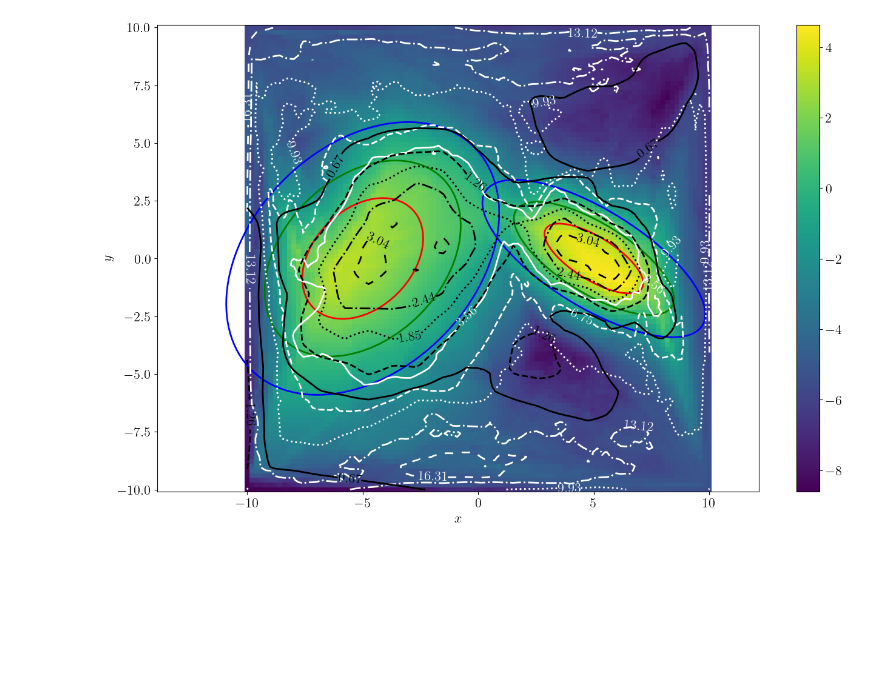
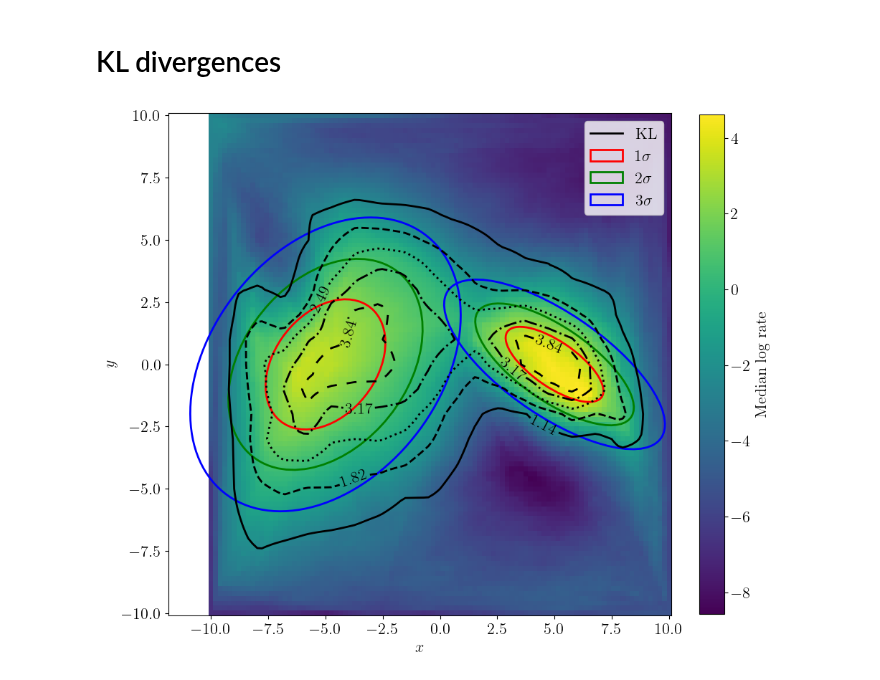
Before and after one commit to TristanBruel/Delaunay_for_GWs, a Jupyter notebook: bimodal_gaussian/postprocess_runs_2d.ipynb, the cells around one changed output. Saved outputs shown, nothing was run; the diff lists cells and outputs as text; code cells hidden in the pictures; blank space fills up the shorter version.

```diff
--- a/bimodal_gaussian/postprocess_runs_2d.ipynb
+++ b/bimodal_gaussian/postprocess_runs_2d.ipynb
@@ -400,8 +258,5 @@ print(grid)
 # %%
-# triangulations = all_triangulations[2]
-# print(len(triangulations))
-
-selected_tris = range(0, len(all_triangulations), 10)
+selected_tris = range(0, len(all_triangulations), 20)
 num_triangulations = len(selected_tris)
 
 log_rate = np.zeros((num_triangulations, grid.shape[0]))
@@ -506,8 +275,6 @@ plt.close()
 # %%
-
 x_grid_coarse= np.linspace(min_x, max_x, 20)
-y_grid_coarse = np.linspace(min_y, max_y, 20)
-
+y_grid_coarse = np.linspace(min_y, max_y, 21)
 
 X_coarse, Y_coarse = np.meshgrid(x_grid_coarse, y_grid_coarse)
 grid_coarse = np.c_[X_coarse.ravel(), Y_coarse.ravel()]
@@ -567,6 +544,7 @@ square_rate_prior_coarse = log_rate_prior_coarse.reshape(nsamples_prior, y_grid_
+# %% [markdown]
+# KL divergences
 # %%
 kl_divs=np.zeros((len(y_grid_coarse),len(x_grid_coarse)))
 
-for i in tqdm(range(len(y_grid_coarse))):
-    for j in range(len(x_grid_coarse)):
-            kl_divs[i,j]=kl_divergence_kde(square_rate_coarse[:,i,j],square_rate_prior_coarse[:,i,j])
+for i,j in product(range(y_grid_coarse.shape[0]),range(x_grid_coarse.shape[0])):
+    kl_divs[i,j]=kl_divergence_kde(square_rate_coarse[:,i,j],square_rate_prior_coarse[:,i,j])
@@ -577,72 +551,60 @@ interp_delta = RegularGridInterpolator((x_grid, y_grid), (low-high).T, bounds_er
+# %%
+interp_kl = RegularGridInterpolator((y_grid_coarse, x_grid_coarse), kl_divs, bounds_error=False, fill_value=np.nan)
 # %%
 z_indices = [10, 20, 30, 40]
-
-# cov=get_covariance(ndim)
-# mean=np.array([-3, 4])
-cov1 = np.array([[3,1],[1,3]])
-mean1 = np.array([-5,0])
-cov2 = np.array([[2,-1],[-1,1]])
-mean2 = np.array([5,0])
-
-# print(mean)
-
-# print(cov.shape,mean.shape)
 
 linestyles = ['solid', 'dashed', 'dotted', 'dashdot', (0, (5, 5))]  # You can add more or customize
 
 
-fig, ax = plt.subplots(figsize=(16, 10))
+fig, ax = plt.subplots(figsize=(10, 10))
 c = ax.pcolormesh(x_grid, y_grid, median)
-fig.colorbar(c)
-
+cbar = fig.colorbar(c, ax=ax, fraction=0.045)
+cbar.set_label(r'Median log rate')
 
 # Calculate the difference
 diff = high - low
 
 # Define contour levels (choose appropriate values for your data)
 n_contours = min(5, len(linestyles))
 levels_diff = np.linspace(np.nanmin(diff), np.nanmax(diff), n_contours + 2)[1:-1]  # avoid min/max
 levels_kl = np.linspace(np.nanmin(kl_divs), np.nanmax(kl_divs), n_contours + 2)[1:-1]  # avoid min/max
 
-# Plot contours with different linestyles
-contours_diff = ax.contour(
-    x_grid, y_grid, diff,
-    levels=levels_diff,
-    linestyles=linestyles[:n_contours],
-    linewidths=2,
-    colors='white'
-)
-
+# # Plot contours with different linestyles
+# contours_diff = ax.contour(
+#     x_grid, y_grid, diff,
+#     levels=levels_diff,
+#     linestyles=linestyles[:n_contours],
+#     linewidths=2,
+#     colors='white'
+# )
+# ax.clabel(contours_diff, fmt="%.2f")
 
 contours_kl = ax.contour(
-    x_grid, y_grid, interp_kl(grid).reshape(len(y_grid),len(x_grid)),
+    x_grid, y_grid, interp_kl(np.c_[Y.ravel(), X.ravel()]).reshape(len(y_grid),len(x_grid)),
     levels=levels_kl,
     linestyles=linestyles[:n_contours],
     linewidths=2,
     colors='black'
 )
-
-
+ax.clabel(contours_kl, fmt="%.2f")
+ax.plot([],[], lw=2, color='k', label='KL')
 
 colors = ['r','g','b']
 
 for n, c in zip([1,2,3], colors):
-    plot_ellipse(mean1, cov1, ax, n_std=n, edgecolor=c, fill=False, lw=2, label=f"{n}σ")
-    plot_ellipse(mean2, cov2, ax, n_std=n, edgecolor=c, fill=False, lw=2, label=f"{n}σ")
+    plot_ellipse(mean1, cov1, ax, n_std=n, edgecolor=c, fill=False, lw=2, label=r"%i$\sigma$" %n)
+    plot_ellipse(mean2, cov2, ax, n_std=n, edgecolor=c, fill=False, lw=2)
 
-# Optional: add labels to contours
-ax.clabel(contours_kl, fmt="%.2f")
-ax.clabel(contours_diff, fmt="%.2f")
 
-plt.axis('equal')
-
-plt.xlabel('$x$')
-plt.ylabel('$y$')
+ax.set_xlabel('$x$')
+ax.set_ylabel('$y$')
+ax.legend(loc='upper right')
+ax.set_box_aspect(1)
 
 # plt.savefig('plots/run_'+name_file_2d+'/median_with_delta_and_kl')
 
 plt.show()
 plt.close()
 # %% [output]
-[figure, old version]
+[figure, new version]
 # %%
```
Also changed, not shown: parts of 38 cells of this notebook, 21 other files.
